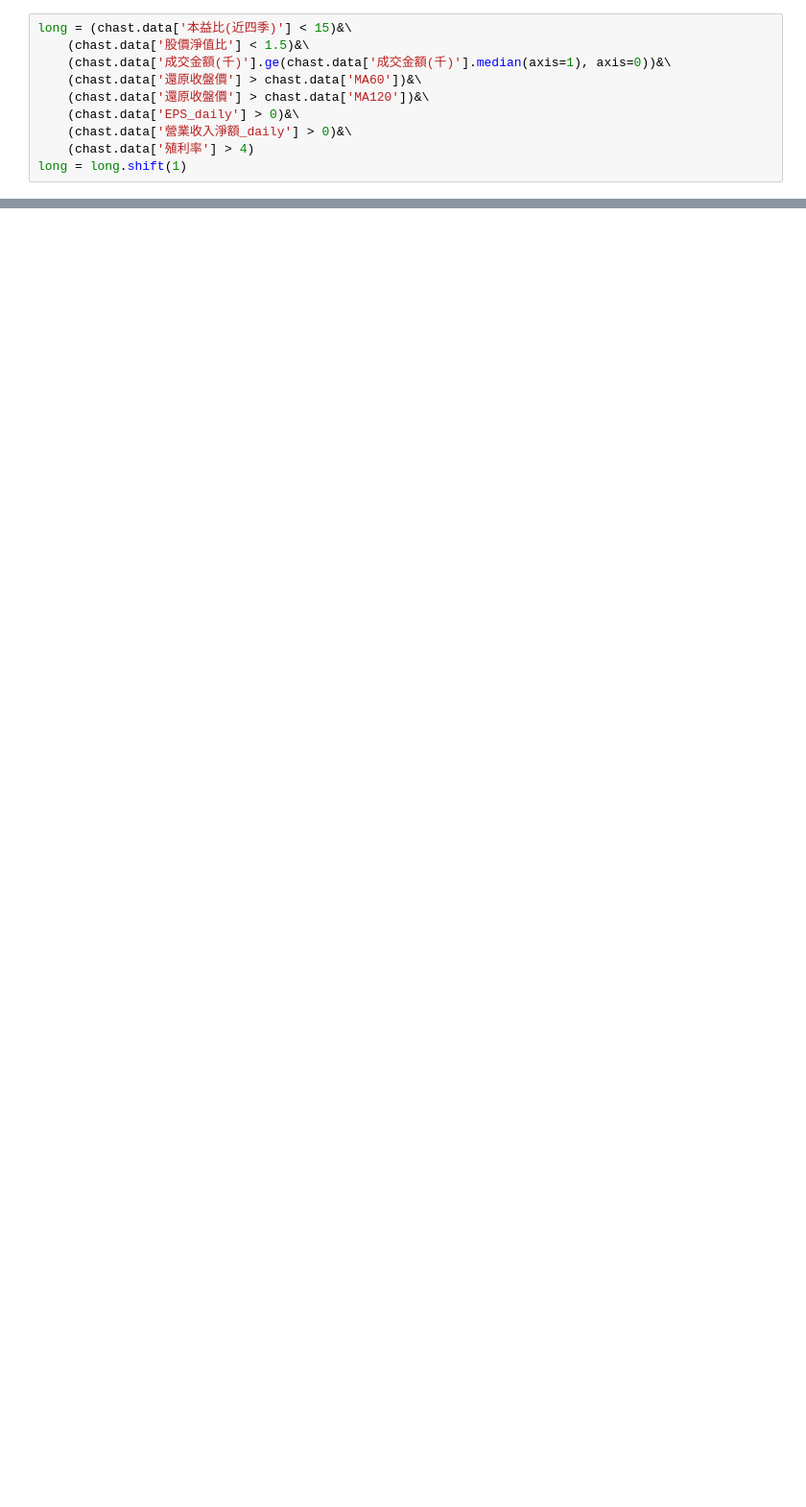
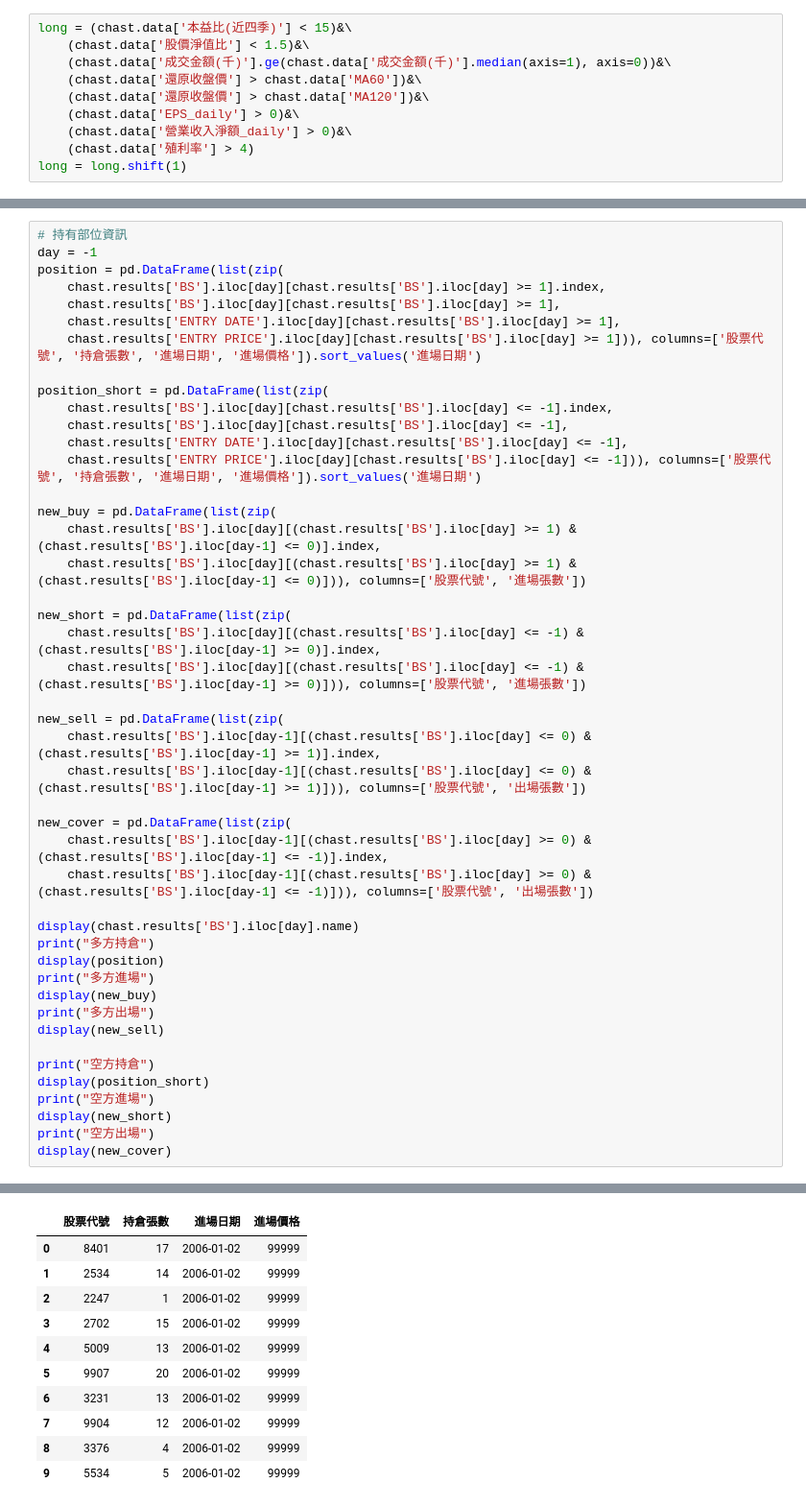
Before and after one commit to Chastely00/Chast, a Jupyter notebook: 價值股策略.ipynb, the cells around one changed output, grey strips where cells are left out. Shown: that part at 96% size. Drawn from its saved outputs; the diff is of its cells as text; blank space fills up the shorter version.

```diff
--- a/價值股策略.ipynb
+++ b/價值股策略.ipynb
@@ -495,0 +718,46 @@ backtesting()
+# %%
+# 持有部位資訊
+day = -1
+position = pd.DataFrame(list(zip(
+    chast.results['BS'].iloc[day][chast.results['BS'].iloc[day] >= 1].index,
+    chast.results['BS'].iloc[day][chast.results['BS'].iloc[day] >= 1],
+    chast.results['ENTRY DATE'].iloc[day][chast.results['BS'].iloc[day] >= 1],
+    chast.results['ENTRY PRICE'].iloc[day][chast.results['BS'].iloc[day] >= 1])), columns=['股票代號', '持倉張數', '進場日期', '進場價格']).sort_values('進場日期')
+
+position_short = pd.DataFrame(list(zip(
+    chast.results['BS'].iloc[day][chast.results['BS'].iloc[day] <= -1].index,
+    chast.results['BS'].iloc[day][chast.results['BS'].iloc[day] <= -1],
+    chast.results['ENTRY DATE'].iloc[day][chast.results['BS'].iloc[day] <= -1],
+    chast.results['ENTRY PRICE'].iloc[day][chast.results['BS'].iloc[day] <= -1])), columns=['股票代號', '持倉張數', '進場日期', '進場價格']).sort_values('進場日期')
+
+new_buy = pd.DataFrame(list(zip(
+    chast.results['BS'].iloc[day][(chast.results['BS'].iloc[day] >= 1) & (chast.results['BS'].iloc[day-1] <= 0)].index,
+    chast.results['BS'].iloc[day][(chast.results['BS'].iloc[day] >= 1) & (chast.results['BS'].iloc[day-1] <= 0)])), columns=['股票代號', '進場張數'])
+
+new_short = pd.DataFrame(list(zip(
+    chast.results['BS'].iloc[day][(chast.results['BS'].iloc[day] <= -1) & (chast.results['BS'].iloc[day-1] >= 0)].index,
+    chast.results['BS'].iloc[day][(chast.results['BS'].iloc[day] <= -1) & (chast.results['BS'].iloc[day-1] >= 0)])), columns=['股票代號', '進場張數'])
+
+new_sell = pd.DataFrame(list(zip(
+    chast.results['BS'].iloc[day-1][(chast.results['BS'].iloc[day] <= 0) & (chast.results['BS'].iloc[day-1] >= 1)].index,
+    chast.results['BS'].iloc[day-1][(chast.results['BS'].iloc[day] <= 0) & (chast.results['BS'].iloc[day-1] >= 1)])), columns=['股票代號', '出場張數'])
+
+new_cover = pd.DataFrame(list(zip(
+    chast.results['BS'].iloc[day-1][(chast.results['BS'].iloc[day] >= 0) & (chast.results['BS'].iloc[day-1] <= -1)].index,
+    chast.results['BS'].iloc[day-1][(chast.results['BS'].iloc[day] >= 0) & (chast.results['BS'].iloc[day-1] <= -1)])), columns=['股票代號', '出場張數'])
+
+display(chast.results['BS'].iloc[day].name)
+print("多方持倉")
+display(position)
+print("多方進場")
+display(new_buy)
+print("多方出場")
+display(new_sell)
+
+print("空方持倉")
+display(position_short)
+print("空方進場")
+display(new_short)
+print("空方出場")
+display(new_cover)
+# %% [output]
@@ -495,0 +766,11 @@ backtesting()
+|  | 股票代號 | 持倉張數 | 進場日期 | 進場價格 |
+| 0 | 8401 | 17 | 2006-01-02 | 99999 |
+| 1 | 2534 | 14 | 2006-01-02 | 99999 |
+| 2 | 2247 | 1 | 2006-01-02 | 99999 |
+| 3 | 2702 | 15 | 2006-01-02 | 99999 |
+| 4 | 5009 | 13 | 2006-01-02 | 99999 |
+| 5 | 9907 | 20 | 2006-01-02 | 99999 |
+| 6 | 3231 | 13 | 2006-01-02 | 99999 |
+| 7 | 9904 | 12 | 2006-01-02 | 99999 |
+| 8 | 3376 | 4 | 2006-01-02 | 99999 |
+| 9 | 5534 | 5 | 2006-01-02 | 99999 |
```
Also changed, not shown: parts of 18 cells of this notebook, 2 other files.
